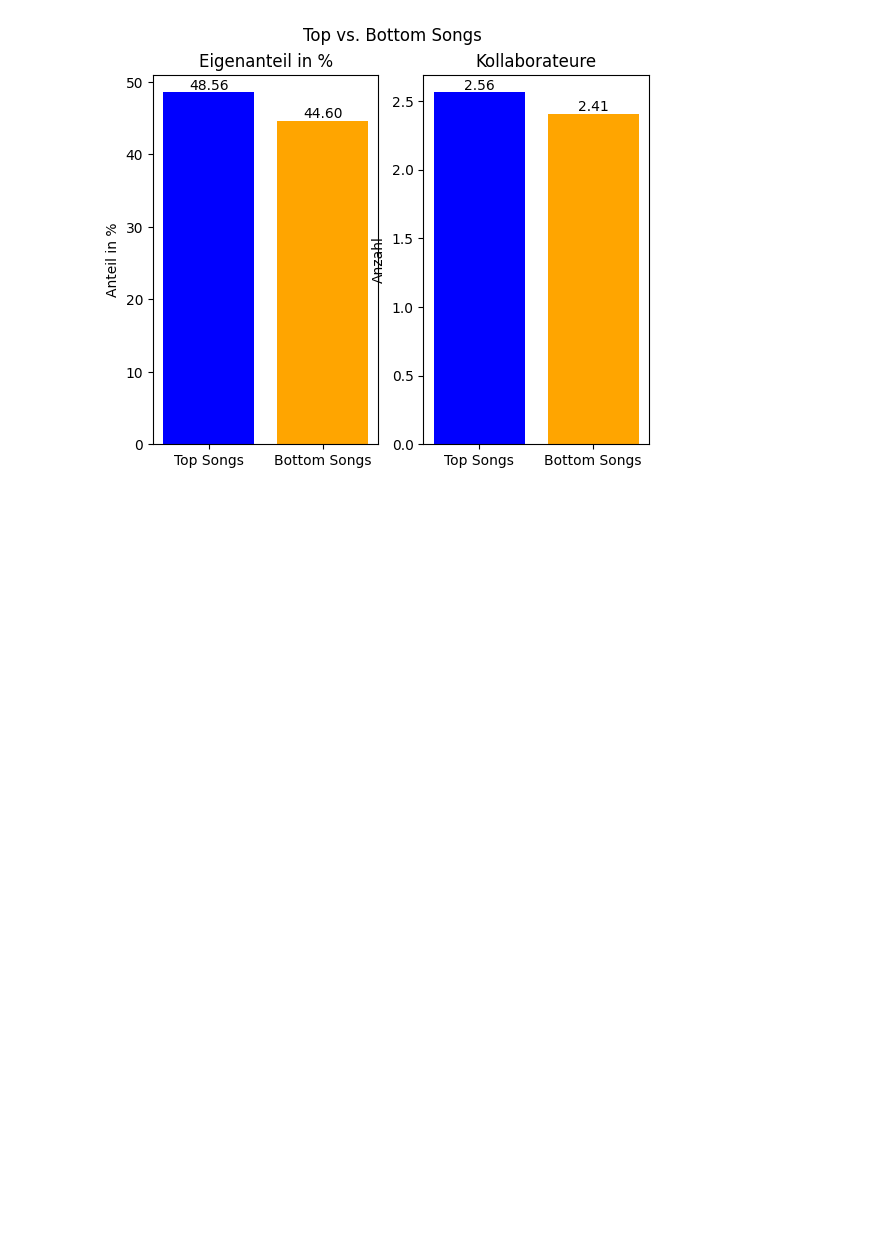
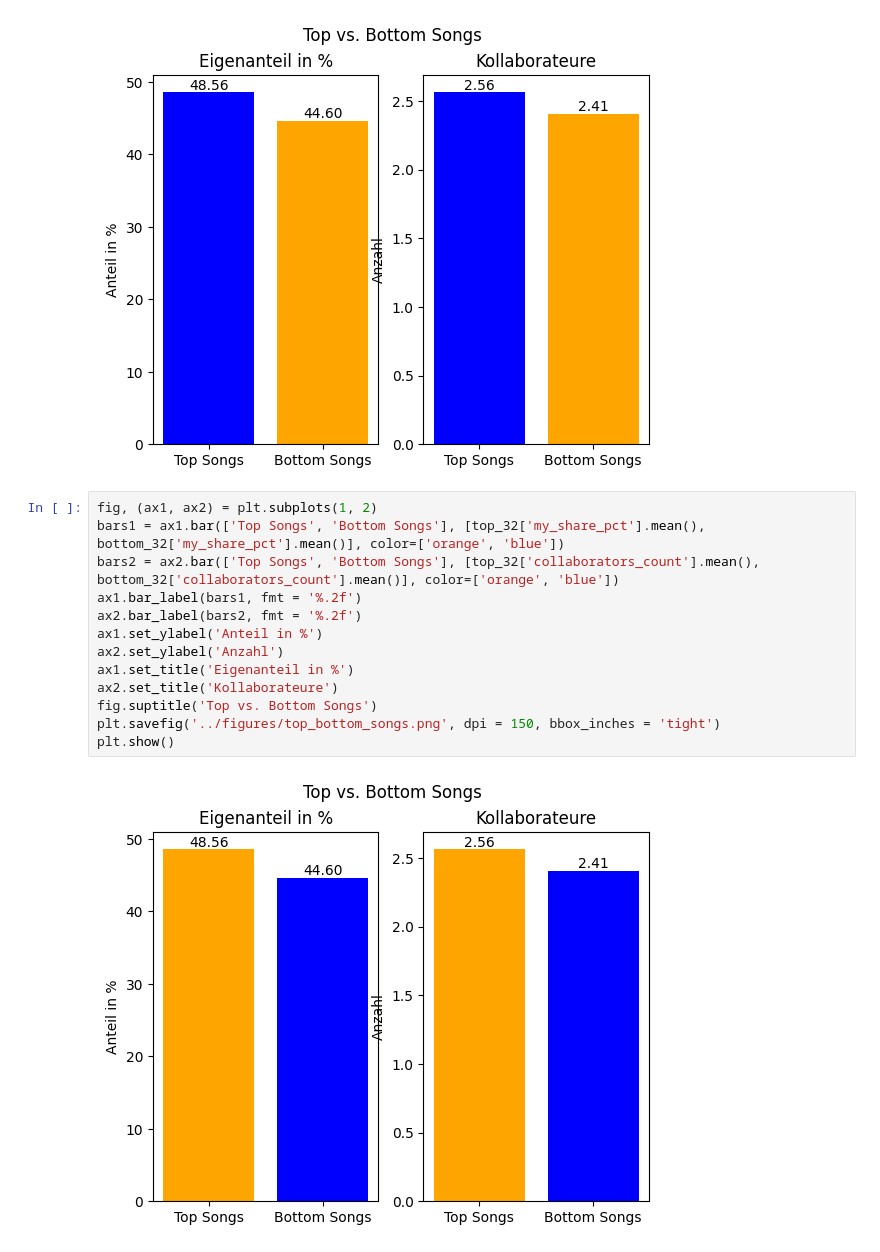
Before and after one commit to leonardobostan05/Royalty-Catalogue-Analysis, a Jupyter notebook: notebooks/01_analysis.ipynb, the cells around one changed output. Saved outputs shown, nothing was run; the diff lists cells and outputs as text; blank space fills up the shorter version.

Commit message:
Update visualizations and finalize README

```diff
--- a/notebooks/01_analysis.ipynb
+++ b/notebooks/01_analysis.ipynb
@@ -584,3 +584,18 @@ plt.savefig('../figures/top_bottom_songs.png', dpi = 150, bbox_inches = 'tight')
 plt.show()
 # %% [output]
 [figure]
+# %%
+fig, (ax1, ax2) = plt.subplots(1, 2)
+bars1 = ax1.bar(['Top Songs', 'Bottom Songs'], [top_32['my_share_pct'].mean(), bottom_32['my_share_pct'].mean()], color=['orange', 'blue'])
+bars2 = ax2.bar(['Top Songs', 'Bottom Songs'], [top_32['collaborators_count'].mean(), bottom_32['collaborators_count'].mean()], color=['orange', 'blue'])
+ax1.bar_label(bars1, fmt = '%.2f')
+ax2.bar_label(bars2, fmt = '%.2f')
+ax1.set_ylabel('Anteil in %')
+ax2.set_ylabel('Anzahl')
+ax1.set_title('Eigenanteil in %')
+ax2.set_title('Kollaborateure')
+fig.suptitle('Top vs. Bottom Songs')
+plt.savefig('../figures/top_bottom_songs.png', dpi = 150, bbox_inches = 'tight')
+plt.show()
+# %% [output]
+[figure, added]
```
Also changed, not shown: 1 other file.
